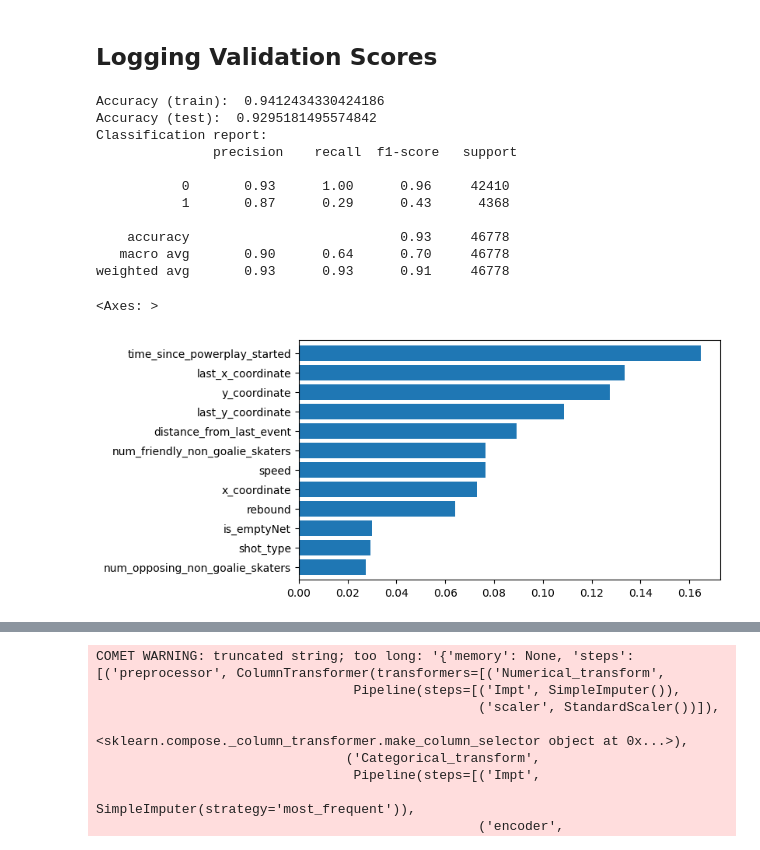
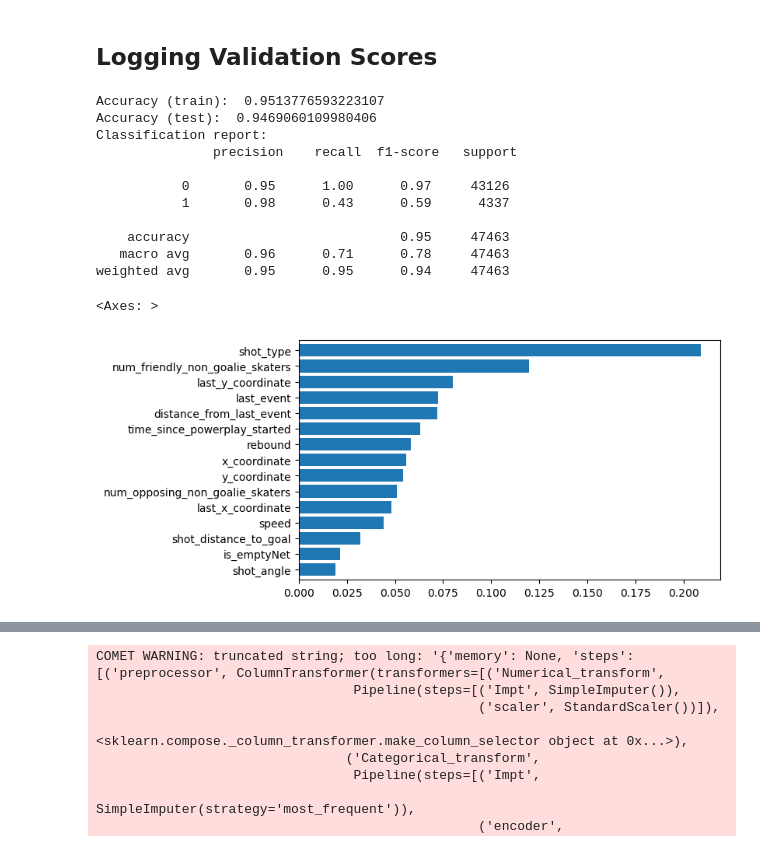
Before and after one commit to mahmoodhegazy/nhl_ds_project, a Jupyter notebook: src/q6_random_forest.ipynb, the cells around one changed output, grey strips where cells are left out. Cells and saved outputs as stored; diff of their text form; code cells hidden in the pictures.

Commit message:
added in part 2 for blogpost and best performing models

```diff
--- a/src/q6_random_forest.ipynb
+++ b/src/q6_random_forest.ipynb
@@ -88,7 +88,7 @@ sns.heatmap(df_train[train_cols].corr(), annot=True, linewidths=.5, fmt= '.1f')
 Split into Train and Validation sets
 # %%
 train_cols = ['x_coordinate', 'y_coordinate', 'last_x_coordinate',
-       'last_y_coordinate', 'distance_from_last_event',
+       'last_y_coordinate', 'distance_from_last_event','last_event',
        'rebound', 'speed', 'time_since_powerplay_started',
        'num_friendly_non_goalie_skaters', 'num_opposing_non_goalie_skaters',
        'is_emptyNet', 'shot_type', 'shot_distance_to_goal',
@@ -206,3 +206,10 @@ Pipeline(steps=[('preprocessor',
                  RandomForestClassifier(max_depth=20, max_features='log2',
                                         min_samples_split=4,
                                         random_state=42))])
+# %%
+best_rf_params = {'max_depth': 20, 'max_features': 'log2', 'min_samples_leaf': 1, 'min_samples_split': 4, 'n_estimators': 100}
+rf_clf= RandomForestClassifier(**best_rf_params, random_state=42)
+recursive_cv_feature_selection = RFECV( min_features_to_select=1,estimator=LinearRegression())
+rf_best_pipe = other_ml_models.create_pipeline(classifier=rf_clf,feature_selection=recursive_cv_feature_selection)
+# %%
+rf_best_pipe.fit(X_train,y_train)
@@ -209,22 +236,22 @@ Pipeline(steps=[('preprocessor',
 # %% [markdown]
 ## Logging Validation Scores
 # %%
-rf_preds = rf_pipe_best.predict(X_test)
-rf_preds_train = rf_pipe_best.predict(X_train)
+rf_preds = rf_best_pipe.predict(X_test)
+rf_preds_train = rf_best_pipe.predict(X_train)
 
 print("Accuracy (train): ", accuracy_score(y_train,rf_preds_train))
 print("Accuracy (test): ", accuracy_score(y_test,rf_preds))
 print("Classification report:\n", classification_report(y_test,rf_preds))
 # %% [output]
-Accuracy (train):  0.9412434330424186
-Accuracy (test):  0.9295181495574842
+Accuracy (train):  0.9513776593223107
+Accuracy (test):  0.9469060109980406
 Classification report:
                precision    recall  f1-score   support
 
-           0       0.93      1.00      0.96     42410
-           1       0.87      0.29      0.43      4368
+           0       0.95      1.00      0.97     43126
+           1       0.98      0.43      0.59      4337
 
-    accuracy                           0.93     46778
-   macro avg       0.90      0.64      0.70     46778
-weighted avg       0.93      0.93      0.91     46778
+    accuracy                           0.95     47463
+   macro avg       0.96      0.71      0.78     47463
+weighted avg       0.95      0.95      0.94     47463
 # %%
@@ -232,13 +259,13 @@ rf_preds_prob = rf_pipe_best.predict_proba(X_test)
 # %%
 # Extract feature importance determined by RF model -- orig before extra 4 added
-feature_imp = pd.Series(rf_pipe_best[-1].feature_importances_, index=X_train.columns[:12])
+feature_imp = pd.Series(rf_best_pipe[-1].feature_importances_, index=X_train.columns[:15])
 feature_imp.sort_values(ascending=True, inplace=True)
 
 # Creating a bar plot
 feature_imp.plot(kind='barh', width=0.8, figsize=(7,4))
 # %% [output]
 <Axes: >
-[figure, old version]
+[figure, new version]
 # %%
 cm=confusion_matrix(y_test, rf_preds)
 sns.heatmap(cm, annot=True,fmt="d")
```
Also changed, not shown: parts of 13 cells of this notebook, 3 other files.
